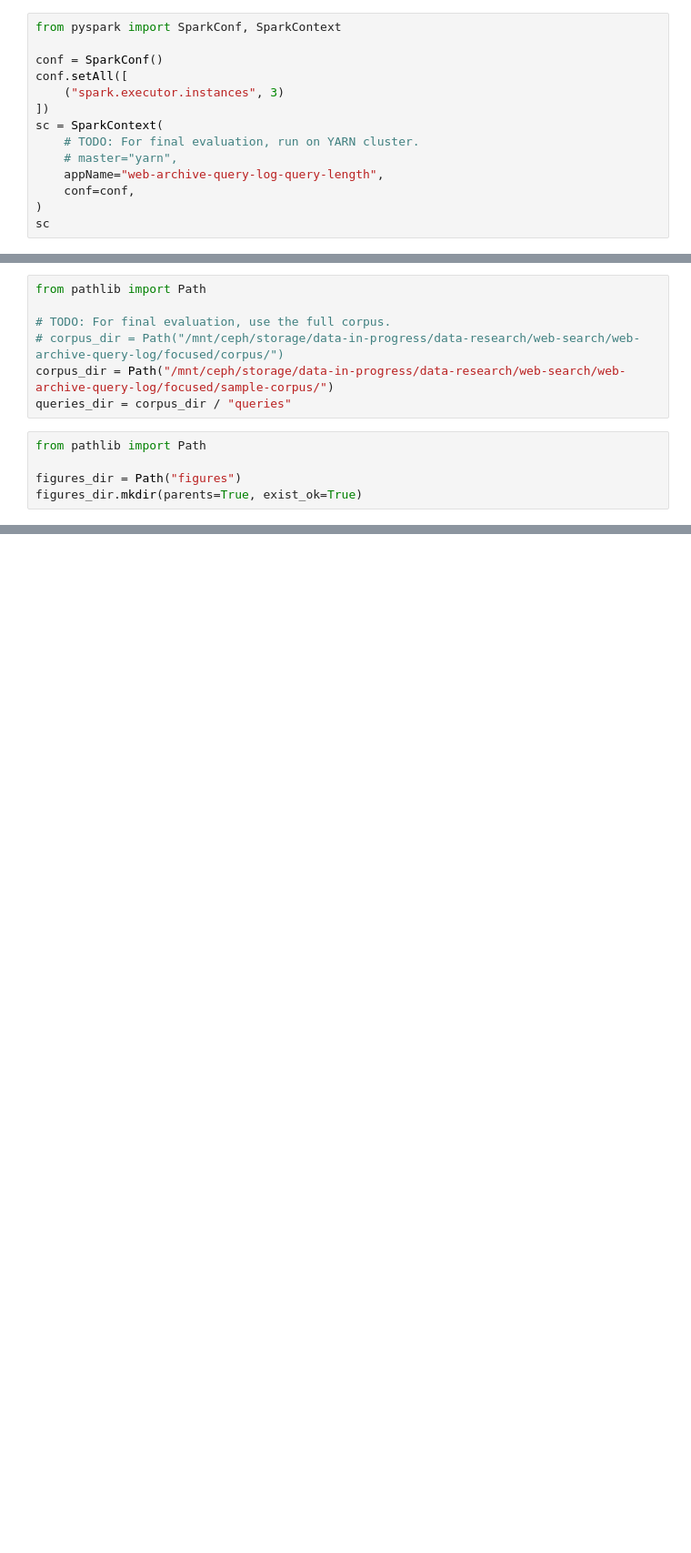
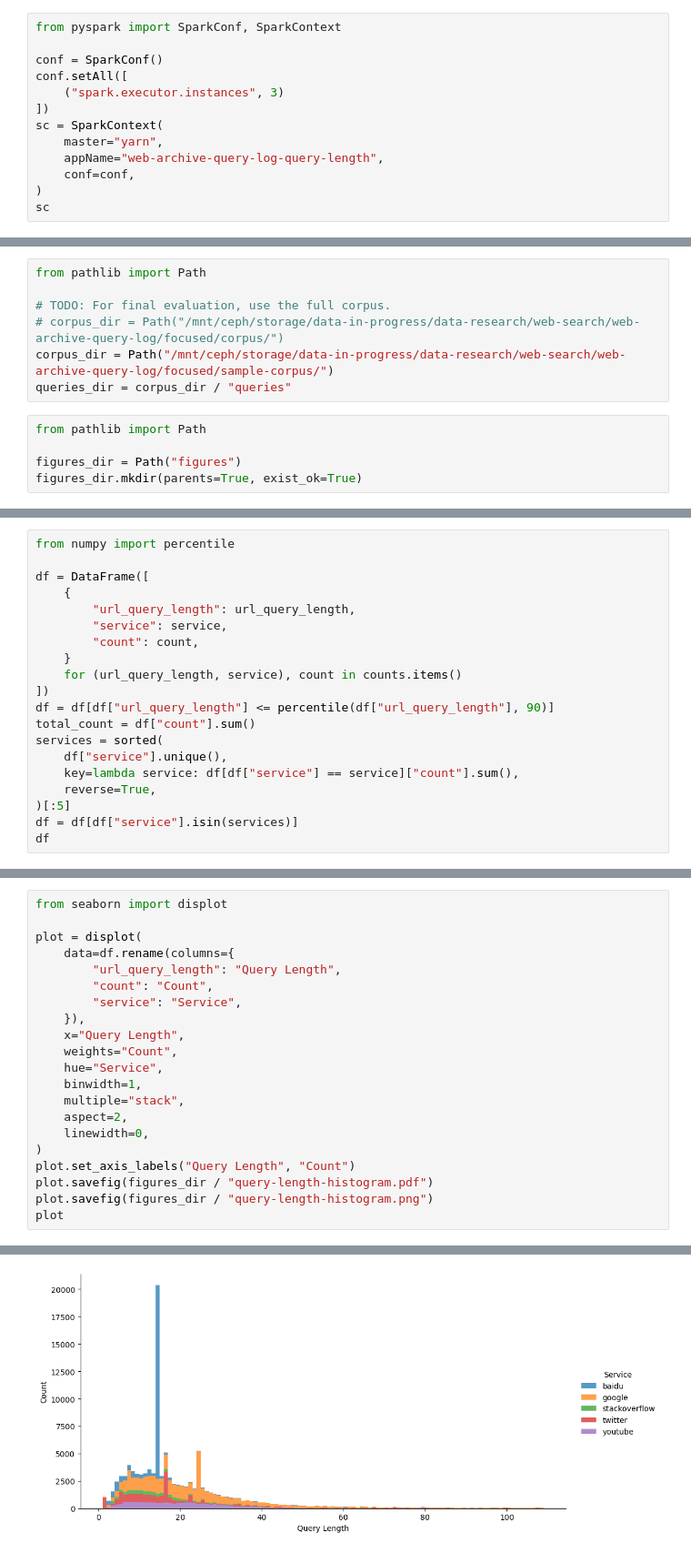
Before and after one commit to webis-de/archive-query-log, a Jupyter notebook: notebooks/evaluation_query_length.ipynb, the cells around one changed output, grey strips where cells are left out. Shown at 91% size. Saved outputs shown, nothing was run; the diff lists cells and outputs as text; blank space fills up the shorter version.

Commit message:
Update evaluation

```diff
--- a/notebooks/evaluation_query_length.ipynb
+++ b/notebooks/evaluation_query_length.ipynb
@@ -6,8 +6,7 @@ conf.setAll([
     ("spark.executor.instances", 3)
 ])
 sc = SparkContext(
-    # TODO: For final evaluation, run on YARN cluster.
-    # master="yarn",
+    master="yarn",
     appName="web-archive-query-log-query-length",
     conf=conf,
 )
@@ -86,0 +40,20 @@ ax
+# %%
+from numpy import percentile
+
+df = DataFrame([
+    {
+        "url_query_length": url_query_length,
+        "service": service,
+        "count": count,
+    }
+    for (url_query_length, service), count in counts.items()
+])
+df = df[df["url_query_length"] <= percentile(df["url_query_length"], 90)]
+total_count = df["count"].sum()
+services = sorted(
+    df["service"].unique(),
+    key=lambda service: df[df["service"] == service]["count"].sum(),
+    reverse=True,
+)[:5]
+df = df[df["service"].isin(services)]
+df
@@ -86,0 +74,22 @@ ax
+# %%
+from seaborn import displot
+
+plot = displot(
+    data=df.rename(columns={
+        "url_query_length": "Query Length",
+        "count": "Count",
+        "service": "Service",
+    }),
+    x="Query Length",
+    weights="Count",
+    hue="Service",
+    binwidth=1,
+    multiple="stack",
+    aspect=2,
+    linewidth=0,
+)
+plot.set_axis_labels("Query Length", "Count")
+plot.savefig(figures_dir / "query-length-histogram.pdf")
+plot.savefig(figures_dir / "query-length-histogram.png")
+plot
+# %% [output]
@@ -86,0 +97 @@ ax
+[figure, added]
```
Also changed, not shown: parts of 10 cells of this notebook.
